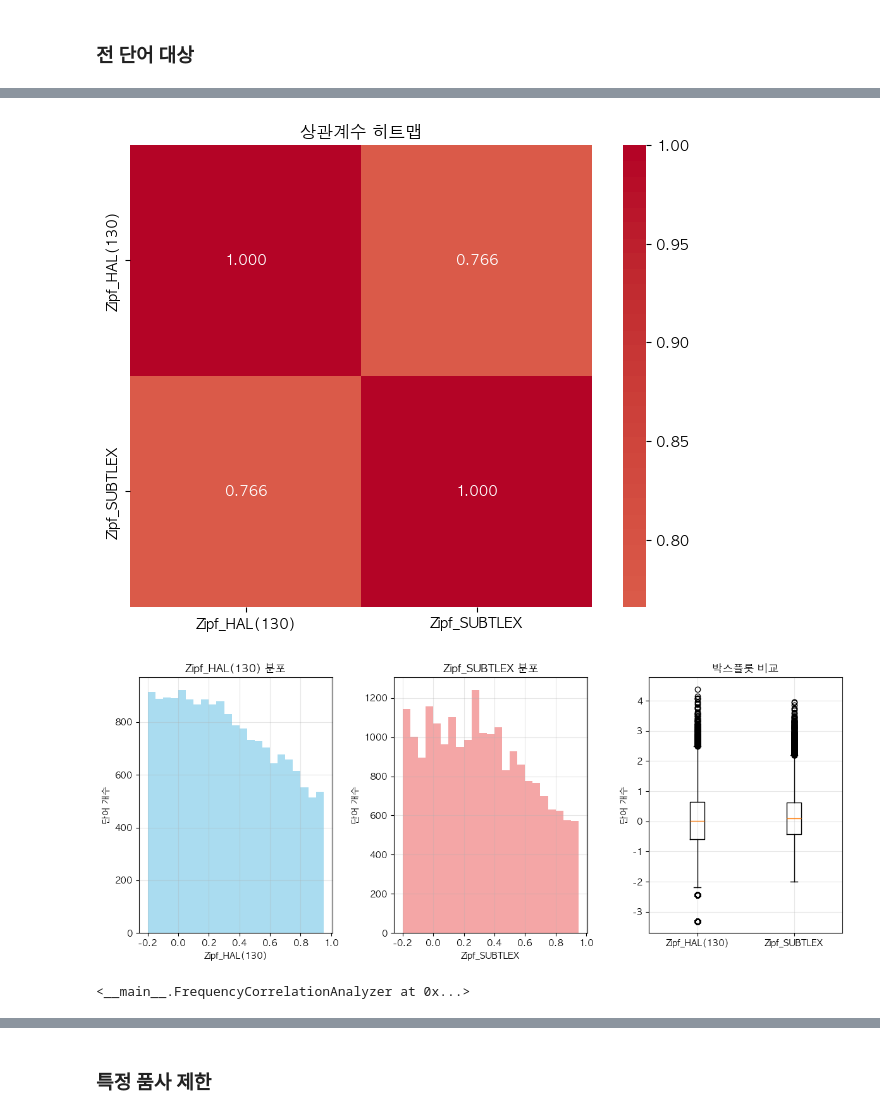
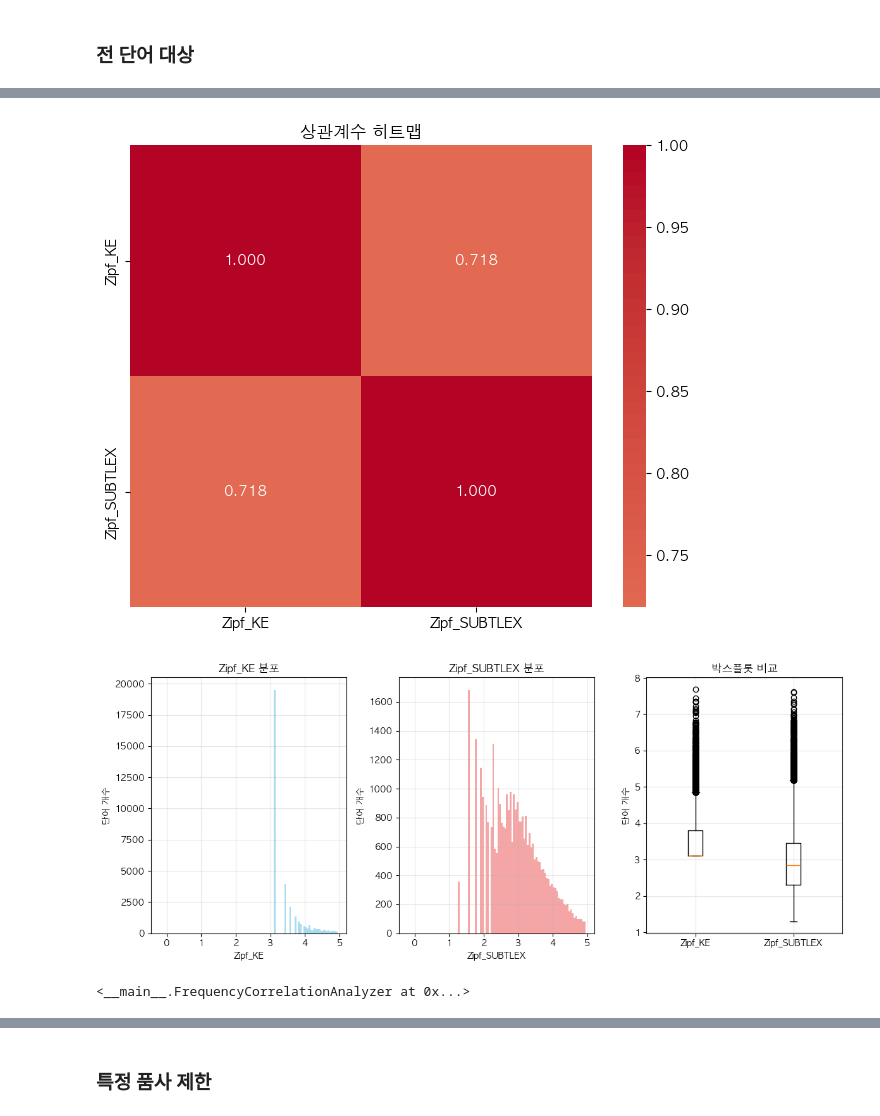
Before and after one commit to irregular6612/english-corpus-comparison, a Jupyter notebook: src/notebooks/correlation_analysis_example.ipynb, the cells around one changed output, grey strips where cells are left out. Saved outputs shown, nothing was run; the diff lists cells and outputs as text; code cells hidden in the pictures.

```diff
--- a/src/notebooks/correlation_analysis_example.ipynb
+++ b/src/notebooks/correlation_analysis_example.ipynb
@@ -384,5 +869,5 @@ df[df['POS'].isna() == True]
 # %%
-analyze_word_frequency_correlation(zero_in, 'Zipf_HAL(130)', 'Zipf_SUBTLEX', normalize=True, bins=np.arange(-.2, 1, 0.05))
+analyze_word_frequency_correlation(df[(df['Freq_KE'] != 0) | (df['Freq_SUBTLEX'] != 0)].reset_index(drop=True), 'Zipf_KE', 'Zipf_SUBTLEX', bins=np.arange(-.2, 5, 0.05))
 # %% [output]
 ============================================================
 단어 빈도수 상관관계 분석 결과
@@ -406,3 +891,3 @@ Zipf_SUBTLEX - 평균: 0.00, 표준편차: 1.00
-[figure, old version]
+[figure, new version]
-[figure, old version]
+[figure, new version]
 <__main__.FrequencyCorrelationAnalyzer at 0x...>
```
Also changed, not shown: parts of 43 cells of this notebook, 3 other files.
